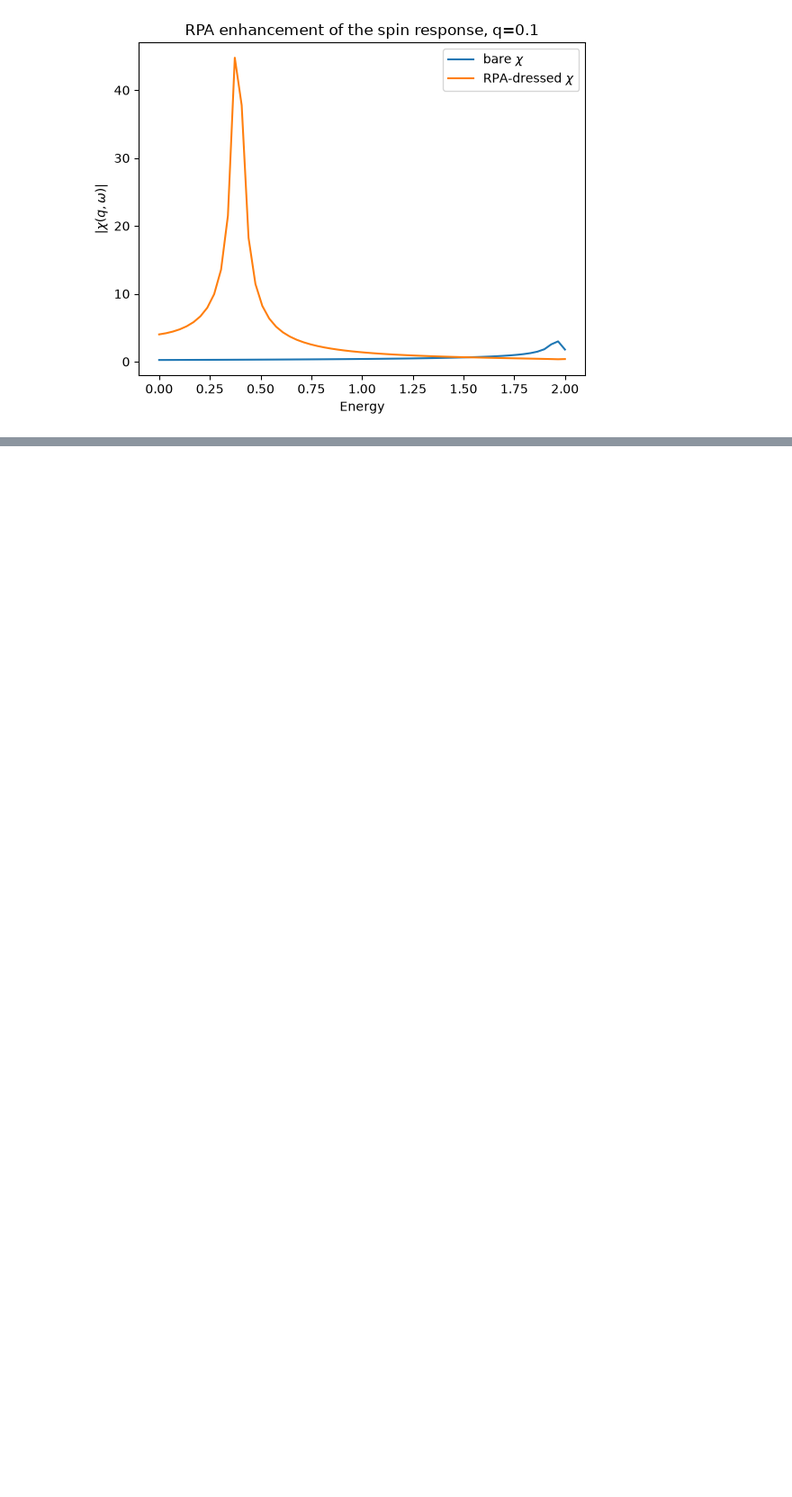
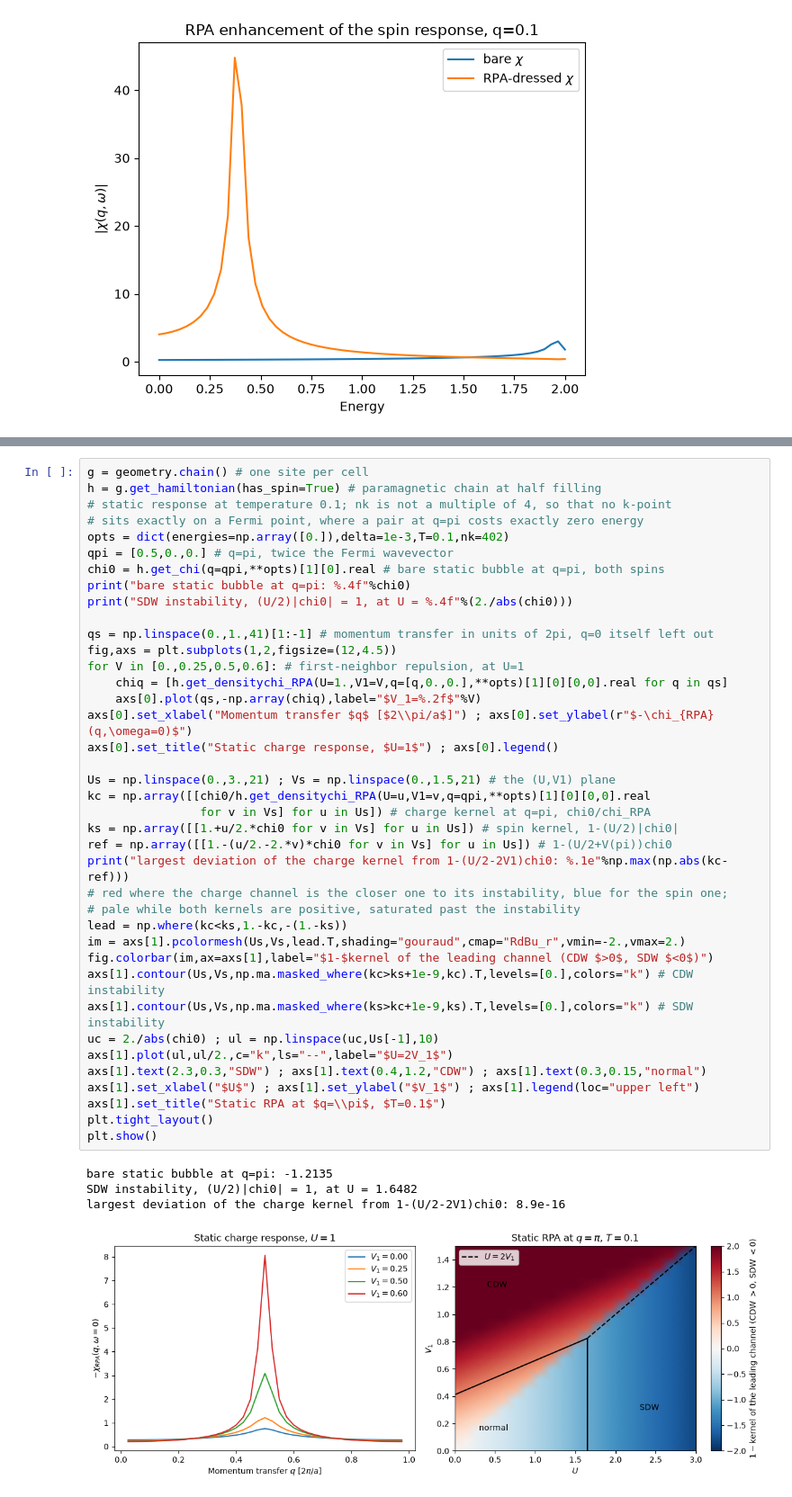
Before and after one commit to joselado/pyqula, a Jupyter notebook: jupyter-notebooks/functionalities/interacting_mean_field_hamiltonians/09_rpa_beyond_onsite.ipynb, the cells around one changed output, grey strips where cells are left out. Shown at 90% size. Drawn from its saved outputs; the diff is of its cells as text; blank space fills up the shorter version.

```diff
--- a/jupyter-notebooks/functionalities/interacting_mean_field_hamiltonians/09_rpa_beyond_onsite.ipynb
+++ b/jupyter-notebooks/functionalities/interacting_mean_field_hamiltonians/09_rpa_beyond_onsite.ipynb
@@ -59,0 +83,44 @@ plt.show()
+# %%
+g = geometry.chain() # one site per cell
+h = g.get_hamiltonian(has_spin=True) # paramagnetic chain at half filling
+# static response at temperature 0.1; nk is not a multiple of 4, so that no k-point
+# sits exactly on a Fermi point, where a pair at q=pi costs exactly zero energy
+opts = dict(energies=np.array([0.]),delta=1e-3,T=0.1,nk=402)
+qpi = [0.5,0.,0.] # q=pi, twice the Fermi wavevector
+chi0 = h.get_chi(q=qpi,**opts)[1][0].real # bare static bubble at q=pi, both spins
+print("bare static bubble at q=pi: %.4f"%chi0)
+print("SDW instability, (U/2)|chi0| = 1, at U = %.4f"%(2./abs(chi0)))
+
+qs = np.linspace(0.,1.,41)[1:-1] # momentum transfer in units of 2pi, q=0 itself left out
+fig,axs = plt.subplots(1,2,figsize=(12,4.5))
+for V in [0.,0.25,0.5,0.6]: # first-neighbor repulsion, at U=1
+    chiq = [h.get_densitychi_RPA(U=1.,V1=V,q=[q,0.,0.],**opts)[1][0][0,0].real for q in qs]
+    axs[0].plot(qs,-np.array(chiq),label="$V_1=%.2f$"%V)
+axs[0].set_xlabel("Momentum transfer $q$ [$2\\pi/a$]") ; axs[0].set_ylabel(r"$-\chi_{RPA}(q,\omega=0)$")
+axs[0].set_title("Static charge response, $U=1$") ; axs[0].legend()
+
+Us = np.linspace(0.,3.,21) ; Vs = np.linspace(0.,1.5,21) # the (U,V1) plane
+kc = np.array([[chi0/h.get_densitychi_RPA(U=u,V1=v,q=qpi,**opts)[1][0][0,0].real
+                for v in Vs] for u in Us]) # charge kernel at q=pi, chi0/chi_RPA
+ks = np.array([[1.+u/2.*chi0 for v in Vs] for u in Us]) # spin kernel, 1-(U/2)|chi0|
+ref = np.array([[1.-(u/2.-2.*v)*chi0 for v in Vs] for u in Us]) # 1-(U/2+V(pi))chi0
+print("largest deviation of the charge kernel from 1-(U/2-2V1)chi0: %.1e"%np.max(np.abs(kc-ref)))
+# red where the charge channel is the closer one to its instability, blue for the spin one;
+# pale while both kernels are positive, saturated past the instability
+lead = np.where(kc<ks,1.-kc,-(1.-ks))
+im = axs[1].pcolormesh(Us,Vs,lead.T,shading="gouraud",cmap="RdBu_r",vmin=-2.,vmax=2.)
+fig.colorbar(im,ax=axs[1],label="$1-$kernel of the leading channel (CDW $>0$, SDW $<0$)")
+axs[1].contour(Us,Vs,np.ma.masked_where(kc>ks+1e-9,kc).T,levels=[0.],colors="k") # CDW instability
+axs[1].contour(Us,Vs,np.ma.masked_where(ks>kc+1e-9,ks).T,levels=[0.],colors="k") # SDW instability
+uc = 2./abs(chi0) ; ul = np.linspace(uc,Us[-1],10)
+axs[1].plot(ul,ul/2.,c="k",ls="--",label="$U=2V_1$")
+axs[1].text(2.3,0.3,"SDW") ; axs[1].text(0.4,1.2,"CDW") ; axs[1].text(0.3,0.15,"normal")
+axs[1].set_xlabel("$U$") ; axs[1].set_ylabel("$V_1$") ; axs[1].legend(loc="upper left")
+axs[1].set_title("Static RPA at $q=\\pi$, $T=0.1$")
+plt.tight_layout()
+plt.show()
+# %% [output]
+bare static bubble at q=pi: -1.2135
+SDW instability, (U/2)|chi0| = 1, at U = 1.6482
+largest deviation of the charge kernel from 1-(U/2-2V1)chi0: 8.9e-16
+[figure, added]
```
Also changed, not shown: parts of 6 cells of this notebook, 15 other files.
